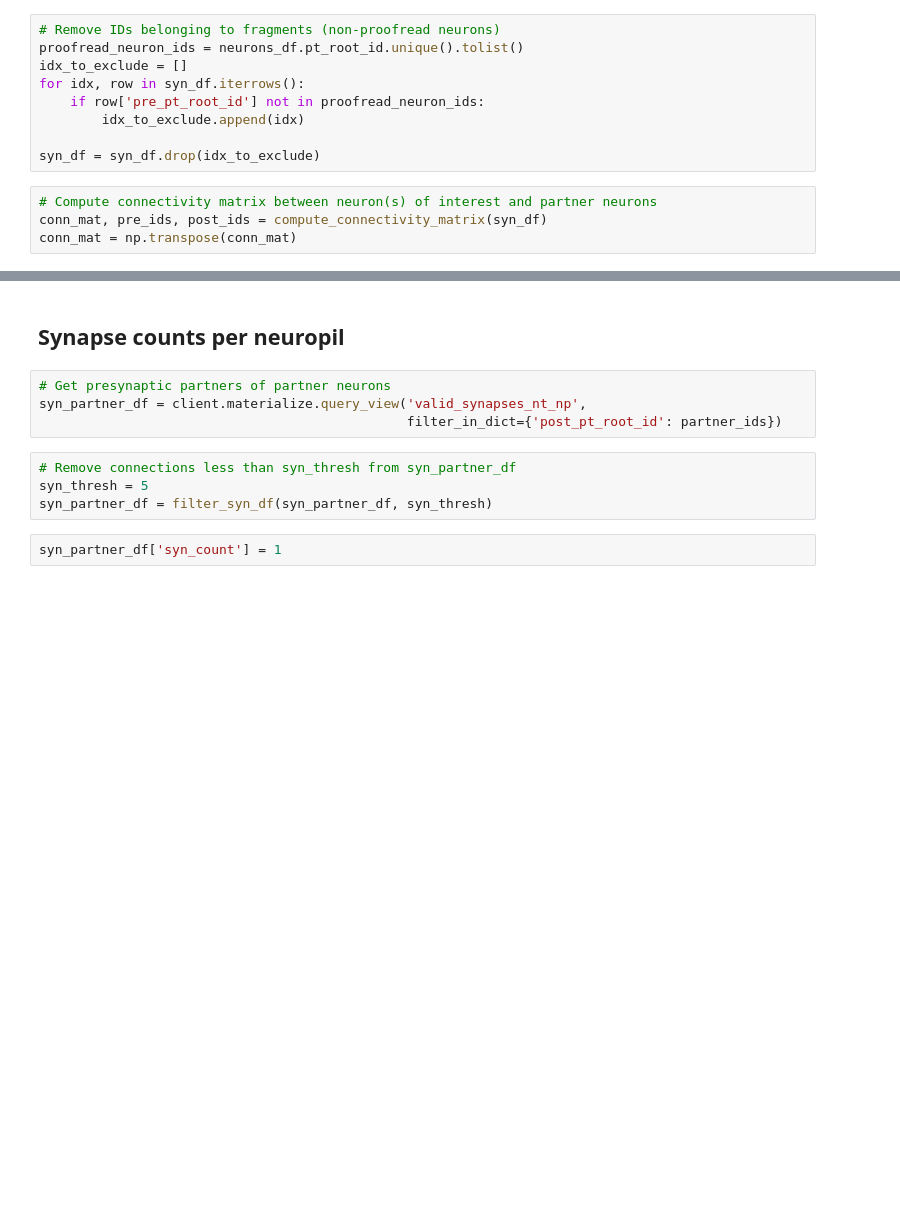
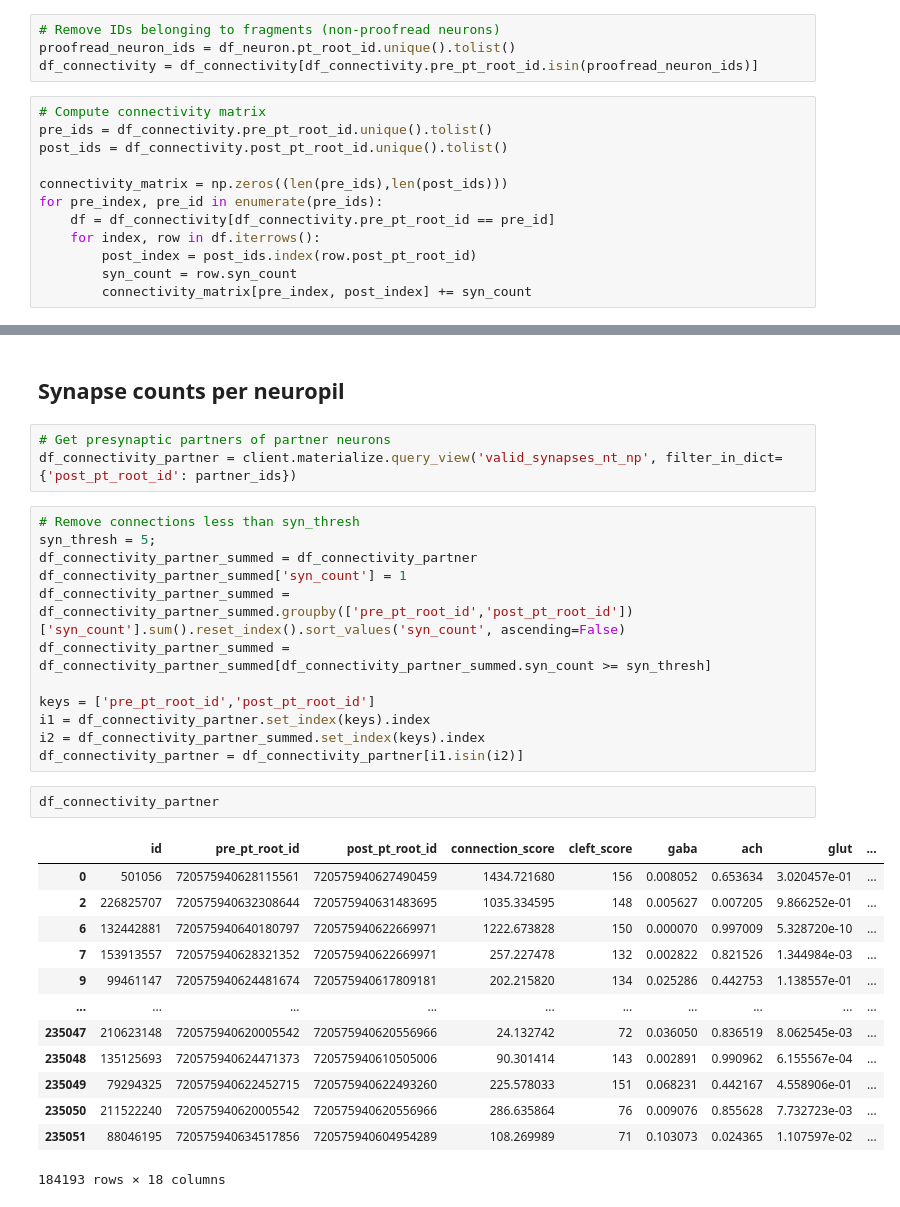
Before and after one commit to chrisjdallmann/feco-inhibition, a Jupyter notebook: code/flywire_web_connectivity.ipynb, the cells around one changed output, grey strips where cells are left out. Saved outputs shown, nothing was run; the diff lists cells and outputs as text; blank space fills up the shorter version.

```diff
--- a/code/flywire_web_connectivity.ipynb
+++ b/code/flywire_web_connectivity.ipynb
@@ -34,15 +32,18 @@ syn_df = filter_syn_df(syn_df, syn_thresh)
 # %%
 # Remove IDs belonging to fragments (non-proofread neurons)
-proofread_neuron_ids = neurons_df.pt_root_id.unique().tolist()
-idx_to_exclude = []
-for idx, row in syn_df.iterrows():
-    if row['pre_pt_root_id'] not in proofread_neuron_ids:
-        idx_to_exclude.append(idx)
-
-syn_df = syn_df.drop(idx_to_exclude)
+proofread_neuron_ids = df_neuron.pt_root_id.unique().tolist()
+df_connectivity = df_connectivity[df_connectivity.pre_pt_root_id.isin(proofread_neuron_ids)]
 # %%
-# Compute connectivity matrix between neuron(s) of interest and partner neurons
-conn_mat, pre_ids, post_ids = compute_connectivity_matrix(syn_df)
-conn_mat = np.transpose(conn_mat)
+# Compute connectivity matrix
+pre_ids = df_connectivity.pre_pt_root_id.unique().tolist()
+post_ids = df_connectivity.post_pt_root_id.unique().tolist()
+
+connectivity_matrix = np.zeros((len(pre_ids),len(post_ids)))
+for pre_index, pre_id in enumerate(pre_ids):
+    df = df_connectivity[df_connectivity.pre_pt_root_id == pre_id]
+    for index, row in df.iterrows():
+        post_index = post_ids.index(row.post_pt_root_id)
+        syn_count = row.syn_count
+        connectivity_matrix[pre_index, post_index] += syn_count
 # %%
 # Get IDs of partner neurons
@@ -81,13 +81,34 @@ n_neurons_cell_type
 ## Synapse counts per neuropil
 # %%
 # Get presynaptic partners of partner neurons
-syn_partner_df = client.materialize.query_view('valid_synapses_nt_np',
-                                               filter_in_dict={'post_pt_root_id': partner_ids})
+df_connectivity_partner = client.materialize.query_view('valid_synapses_nt_np', filter_in_dict={'post_pt_root_id': partner_ids})
-# %%
-# Remove connections less than syn_thresh from syn_partner_df
-syn_thresh = 5
-syn_partner_df = filter_syn_df(syn_partner_df, syn_thresh)
-# %%
-syn_partner_df['syn_count'] = 1
+# %%
+# Remove connections less than syn_thresh
+syn_thresh = 5;
+df_connectivity_partner_summed = df_connectivity_partner
+df_connectivity_partner_summed['syn_count'] = 1
+df_connectivity_partner_summed = df_connectivity_partner_summed.groupby(['pre_pt_root_id','post_pt_root_id'])['syn_count'].sum().reset_index().sort_values('syn_count', ascending=False)
+df_connectivity_partner_summed = df_connectivity_partner_summed[df_connectivity_partner_summed.syn_count >= syn_thresh]
+
+keys = ['pre_pt_root_id','post_pt_root_id']
+i1 = df_connectivity_partner.set_index(keys).index
+i2 = df_connectivity_partner_summed.set_index(keys).index
+df_connectivity_partner = df_connectivity_partner[i1.isin(i2)]
+# %%
+df_connectivity_partner
+# %% [output]
+|  | id | pre_pt_root_id | post_pt_root_id | connection_score | cleft_score | gaba | ach | glut | ... |
+| 0 | 501056 | 720575940628115561 | 720575940627490459 | 1434.721680 | 156 | 0.008052 | 0.653634 | 3.020457e-01 | ... |
+| 2 | 226825707 | 720575940632308644 | 720575940631483695 | 1035.334595 | 148 | 0.005627 | 0.007205 | 9.866252e-01 | ... |
+| 6 | 132442881 | 720575940640180797 | 720575940622669971 | 1222.673828 | 150 | 0.000070 | 0.997009 | 5.328720e-10 | ... |
+| 7 | 153913557 | 720575940628321352 | 720575940622669971 | 257.227478 | 132 | 0.002822 | 0.821526 | 1.344984e-03 | ... |
+| 9 | 99461147 | 720575940624481674 | 720575940617809181 | 202.215820 | 134 | 0.025286 | 0.442753 | 1.138557e-01 | ... |
+| ... | ... | ... | ... | ... | ... | ... | ... | ... | ... |
+| 235047 | 210623148 | 720575940620005542 | 720575940620556966 | 24.132742 | 72 | 0.036050 | 0.836519 | 8.062545e-03 | ... |
+| 235048 | 135125693 | 720575940624471373 | 720575940610505006 | 90.301414 | 143 | 0.002891 | 0.990962 | 6.155567e-04 | ... |
+| 235049 | 79294325 | 720575940622452715 | 720575940622493260 | 225.578033 | 151 | 0.068231 | 0.442167 | 4.558906e-01 | ... |
+| 235050 | 211522240 | 720575940620005542 | 720575940620556966 | 286.635864 | 76 | 0.009076 | 0.855628 | 7.732723e-03 | ... |
+| 235051 | 88046195 | 720575940634517856 | 720575940604954289 | 108.269989 | 71 | 0.103073 | 0.024365 | 1.107597e-02 | ... |
+184193 rows × 18 columns
 # %%
 # Generate list of neuropil names with _L and _R
```
Also changed, not shown: parts of 18 cells of this notebook.
